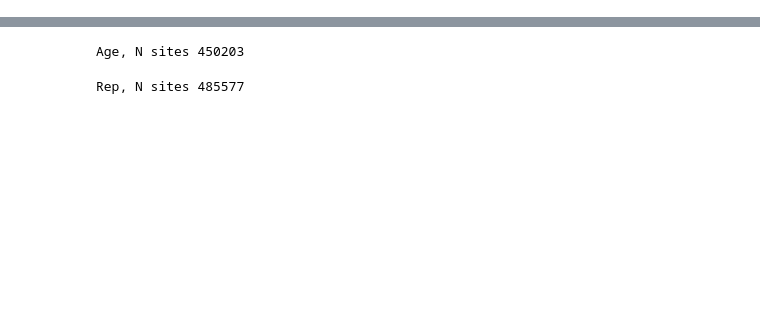
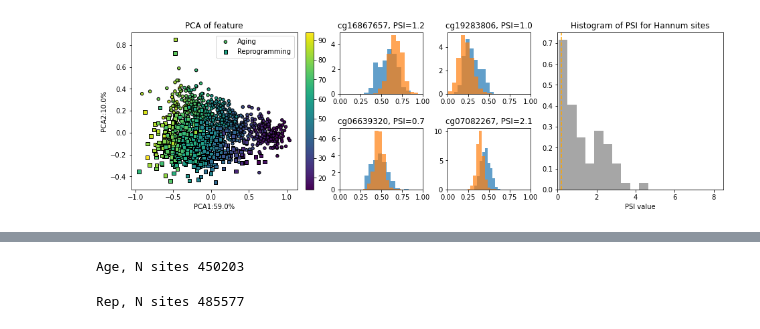
Before and after one commit to ComputationalAgingLab/reprogramming_ood, a Jupyter notebook: correlation_analysis.ipynb, the cells around one changed output, grey strips where cells are left out. Saved outputs shown, nothing was run; the diff lists cells and outputs as text; code cells hidden in the pictures; blank space fills up the shorter version.

```diff
--- a/correlation_analysis.ipynb
+++ b/correlation_analysis.ipynb
@@ -18,0 +90,49 @@ pd.set_option('display.max_columns', 40)
+# %%
+from matplotlib.gridspec import GridSpec
+
+fig = plt.figure(figsize=(13, 4), constrained_layout=True)
+gs = GridSpec(2, 6, figure=fig)
+ax0 = fig.add_subplot(gs[:, :2])
+ax1 = fig.add_subplot(gs[0, 2])
+ax2 = fig.add_subplot(gs[0, 3])
+ax3 = fig.add_subplot(gs[1, 2])
+ax4 = fig.add_subplot(gs[1, 3])
+ax5 = fig.add_subplot(gs[:, 4:])
+
+# ax0 - PCA
+ax0.set_title('PCA of feature')
+
+z1_plot = ax0.scatter(Xpa1[:, 0], Xpa1[:, 1], c=ya1, s=20, label='Aging', edgecolors='black')
+ax0.scatter(Xpa2[:, 0], Xpa2[:, 1], c=ya2, marker='s', s=30, label='Reprogramming', edgecolors='black')
+ax0.set_xlabel(f'PCA1:{round(pvar[0]*100, 2)}%')
+ax0.set_ylabel(f'PCA2:{round(pvar[1]*100, 2)}%')
+ax0.legend()
+plt.colorbar(z1_plot, ax=ax0)
+
+
+#top from Hannum clocks sites by absolute pearson correlation with age
+selected_sites = ['cg16867657', 'cg19283806', 'cg06639320', 'cg07082267']
+
+#examples of sites + PSIs
+for k, ax_ in enumerate([ax1, ax2, ax3, ax4]):
+    psi = calculate_shift(np.asarray(Xa1_clock[selected_sites[k]])[:, None],
+                          np.asarray(Xa2_clock[selected_sites[k]])[:, None],
+                          metric_type='psi'
+                          ).item()
+    ax_.hist(Xa1_clock[selected_sites[k]], density=True, alpha=0.7)
+    ax_.hist(Xa2_clock[selected_sites[k]], density=True, alpha=0.7)
+    ax_.set_title(f'{selected_sites[k]}, PSI={round(psi, 1)}')
+    ax_.set_xlim([0, 1])
+
+
+# ax5 - overall PSI hist
+psis = calculate_shift(np.array(Xa1_clock), np.array(Xa2_clock), metric_type='psi')
+
+ax5.set_title('Histogram of PSI for Hannum sites')
+ax5.hist(psis, density=True, alpha=0.7, color='grey')
+ax5.axvline(0.2, color='orange', ls='--')
+ax5.set_xlim([0, 8.5])
+ax5.set_xlabel('PSI value')
+plt.show()
+# %% [output]
+[figure, added]
```
Also changed, not shown: parts of 16 cells of this notebook, 5 other files.
